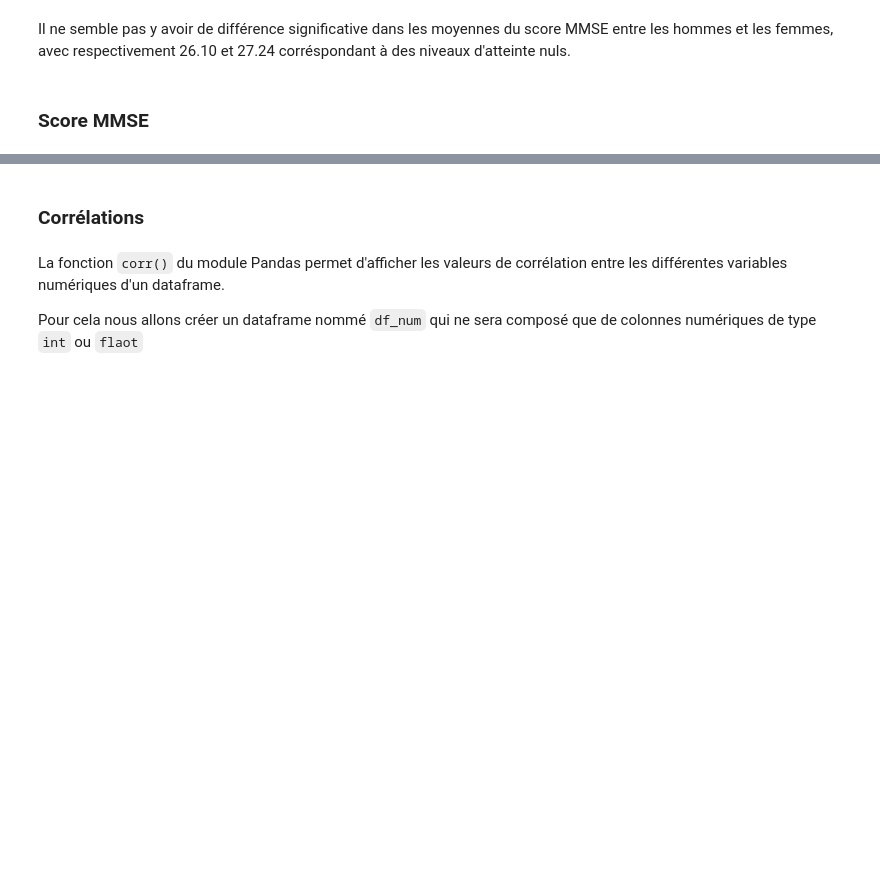
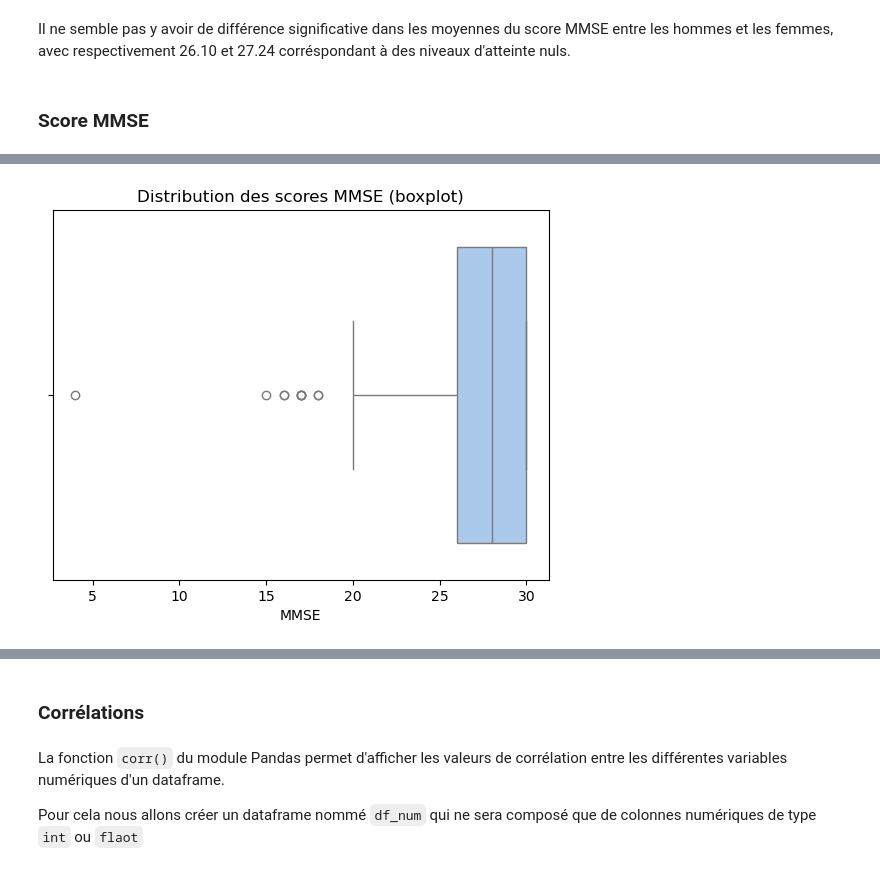
Before and after one commit to Kartmaan/alzheimer, a Jupyter notebook: alz_long.ipynb, the cells around one changed output, grey strips where cells are left out. Saved outputs shown, nothing was run; the diff lists cells and outputs as text; code cells hidden in the pictures; blank space fills up the shorter version.

```diff
--- a/alz_long.ipynb
+++ b/alz_long.ipynb
@@ -403,0 +424,6 @@ plt.show()
+# %%
+sns.boxplot(data=data_u, x='MMSE')
+plt.title("Distribution des scores MMSE (boxplot)")
+plt.show()
+# %% [output]
+[figure, added]
```
Also changed, not shown: parts of 13 cells of this notebook.
